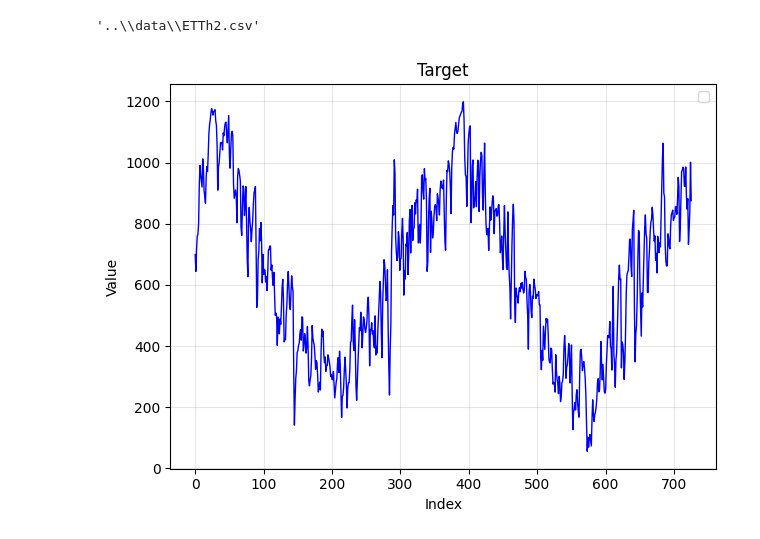
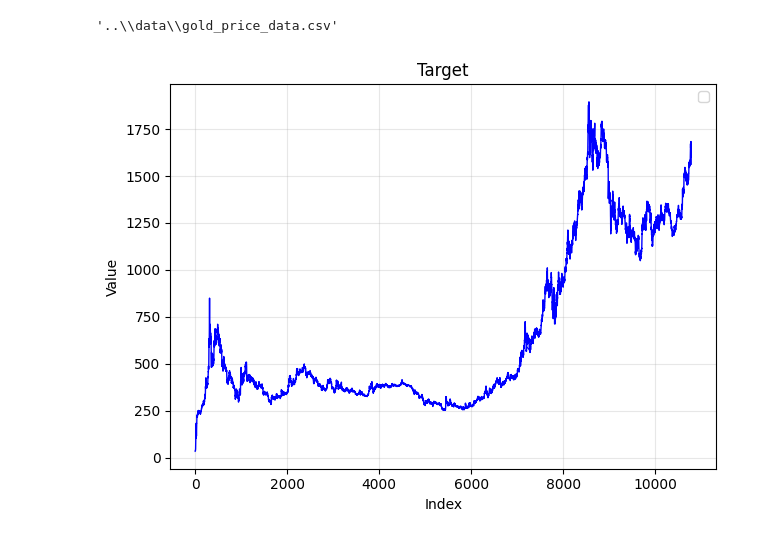
Before and after one commit to JanaJankovic/iterative-long-term-forecasting, a Jupyter notebook: experiments/Experiment1.ipynb, the cells around one changed output. Drawn from its saved outputs; the diff is of its cells as text; code cells hidden in the pictures.

Commit message:
add: data

```diff
--- a/experiments/Experiment1.ipynb
+++ b/experiments/Experiment1.ipynb
@@ -35,15 +35,15 @@ SPLIT_RATIO = (0.6, 0.2, 0.2)
 
 empty_folder("./../output/reports/")
 # %%
-csv_path = str(files[2])
+csv_path = str(files[3])
 # %%
 csv_path
 # %% [output]
-'..\\data\\ETTh2.csv'
+'..\\data\\gold_price_data.csv'
 # %%
-plot_target(csv_path, 'y')
+plot_target(csv_path, 'Value')
 # %% [output]
-[figure, old version]
+[figure, new version]
 # %%
 # HPO search space for your TabularAutoencoder + latent 1-step forecaster setup.
 # All values are discrete; random_search_tabular_latent samples uniformly.
```
Also changed, not shown: parts of 4 cells of this notebook, 11 other files.
